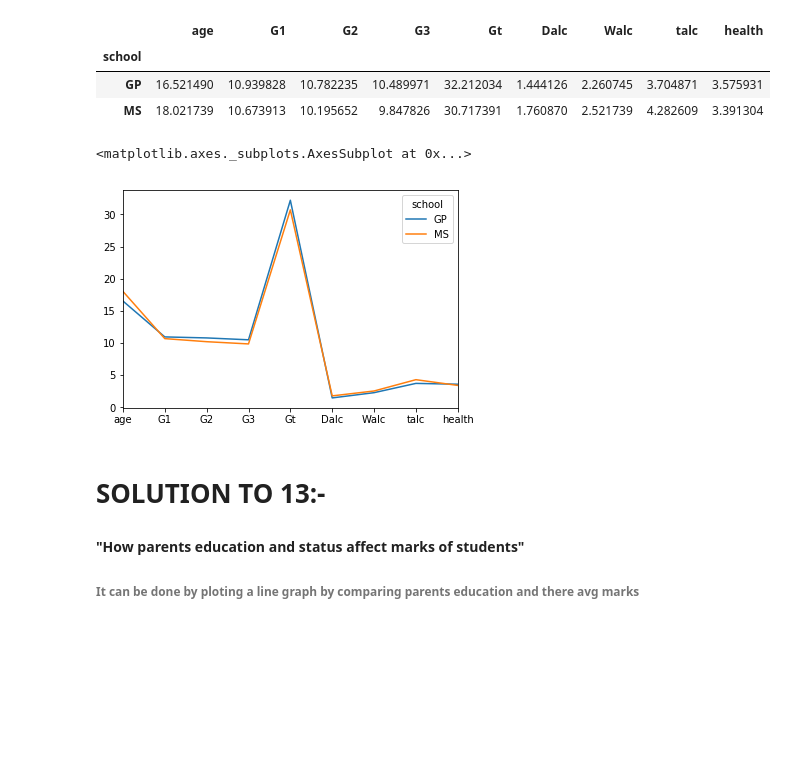
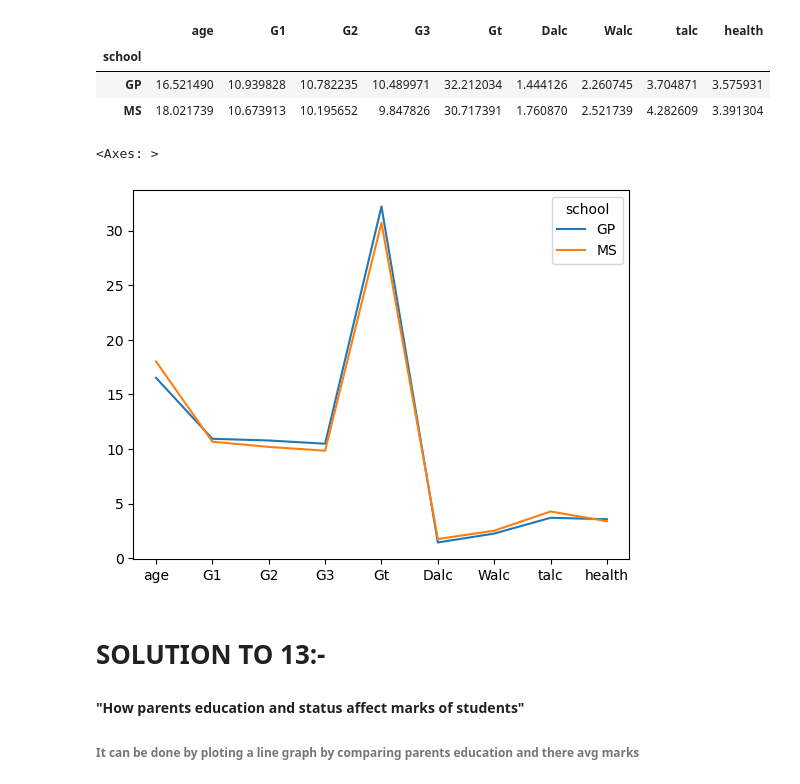
Before and after one commit to dinithaw/Machine-Learning-Projects, a Jupyter notebook: Student_Data_Analysis/Student_Result_analysis.ipynb, the cells around one changed output. Drawn from its saved outputs; the diff is of its cells as text; code cells hidden in the pictures; blank space fills up the shorter version.

```diff
--- a/Student_Data_Analysis/Student_Result_analysis.ipynb
+++ b/Student_Data_Analysis/Student_Result_analysis.ipynb
@@ -480,14 +493,14 @@ df.groupby('school')['age','G1','G2','G3','Gt','Dalc','Walc','talc','health'].me
 | GP | 16.521490 | 10.939828 | 10.782235 | 10.489971 | 32.212034 | 1.444126 | 2.260745 | 3.704871 | 3.575931 |
 | MS | 18.021739 | 10.673913 | 10.195652 | 9.847826 | 30.717391 | 1.760870 | 2.521739 | 4.282609 | 3.391304 |
 # %%
-x=df.groupby('school')['age','G1','G2','G3','Gt','Dalc','Walc','talc','health'].mean().transpose()
+x=df.groupby('school')[['age','G1','G2','G3','Gt','Dalc','Walc','talc','health']].mean().transpose()
 x.plot()
 # Both the school are mostly same but 'GP' school is better than 'MS' in scoring marks
 # 'MS' school student consume slightly more alcohol than 'GP'
 # health condtion of 'GP' school students are better than 'MS'
 # %% [output]
-<matplotlib.axes._subplots.AxesSubplot at 0x...>
+<Axes: >
-[figure, old version]
+[figure, new version]
 # %% [markdown]
 # SOLUTION TO 13:-
 #### "How parents education and status affect marks of students"
```
Also changed, not shown: parts of 32 cells of this notebook.
